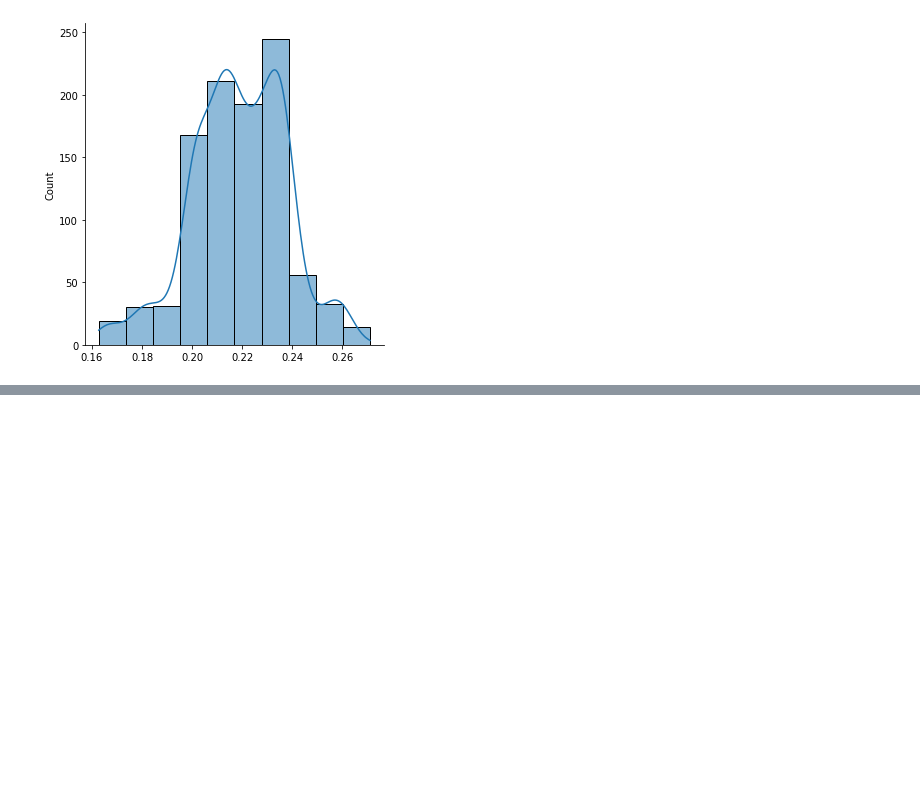
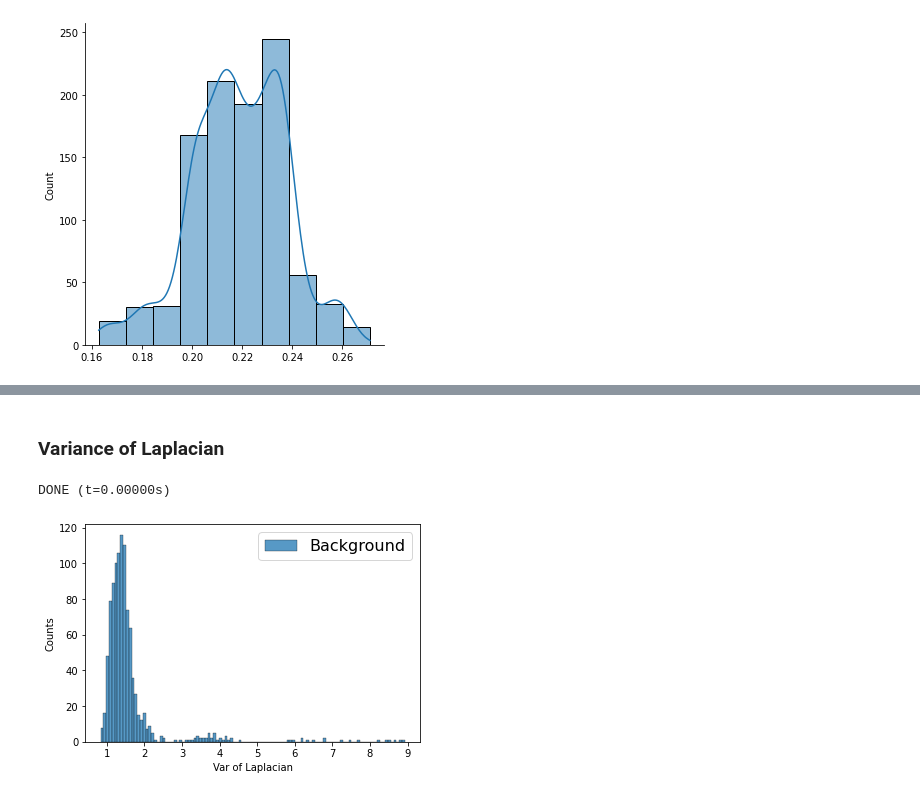
Before and after one commit to Unity-Technologies/pysolotools, a Jupyter notebook: examples/Solo_Stats.ipynb, the cells around one changed output, grey strips where cells are left out. Cells and saved outputs as stored; diff of their text form; code cells hidden in the pictures; blank space fills up the shorter version.

```diff
--- a/examples/Solo_Stats.ipynb
+++ b/examples/Solo_Stats.ipynb
@@ -118,0 +155,16 @@ sns.displot(size_dist, bins=10, kde=True)
+# %% [markdown]
+### Variance of Laplacian
+# %%
+bg_vars, fg_vars = stats.get_var_laplacian()
+# %% [output]
+DONE (t=0.00000s)
+# %%
+sns.histplot(bg_vars, kde = False,
+             kde_kws = {'linewidth': 3},
+             label = "Background")
+plt.legend(prop={'size': 16}, title = '')
+plt.xlabel('Var of Laplacian')
+plt.ylabel('Counts')
+plt.show()
+# %% [output]
+[figure, added]
```
Also changed, not shown: parts of 9 cells of this notebook, 2 other files.
